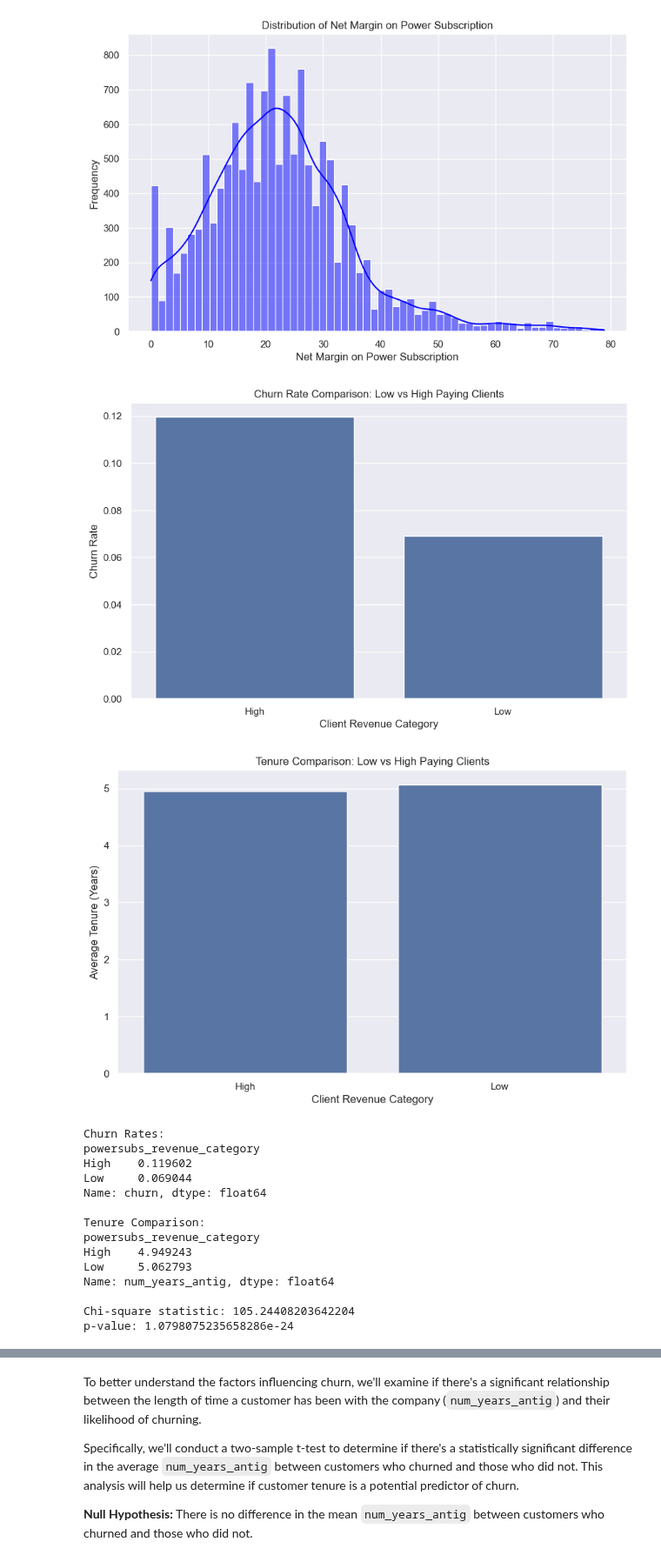
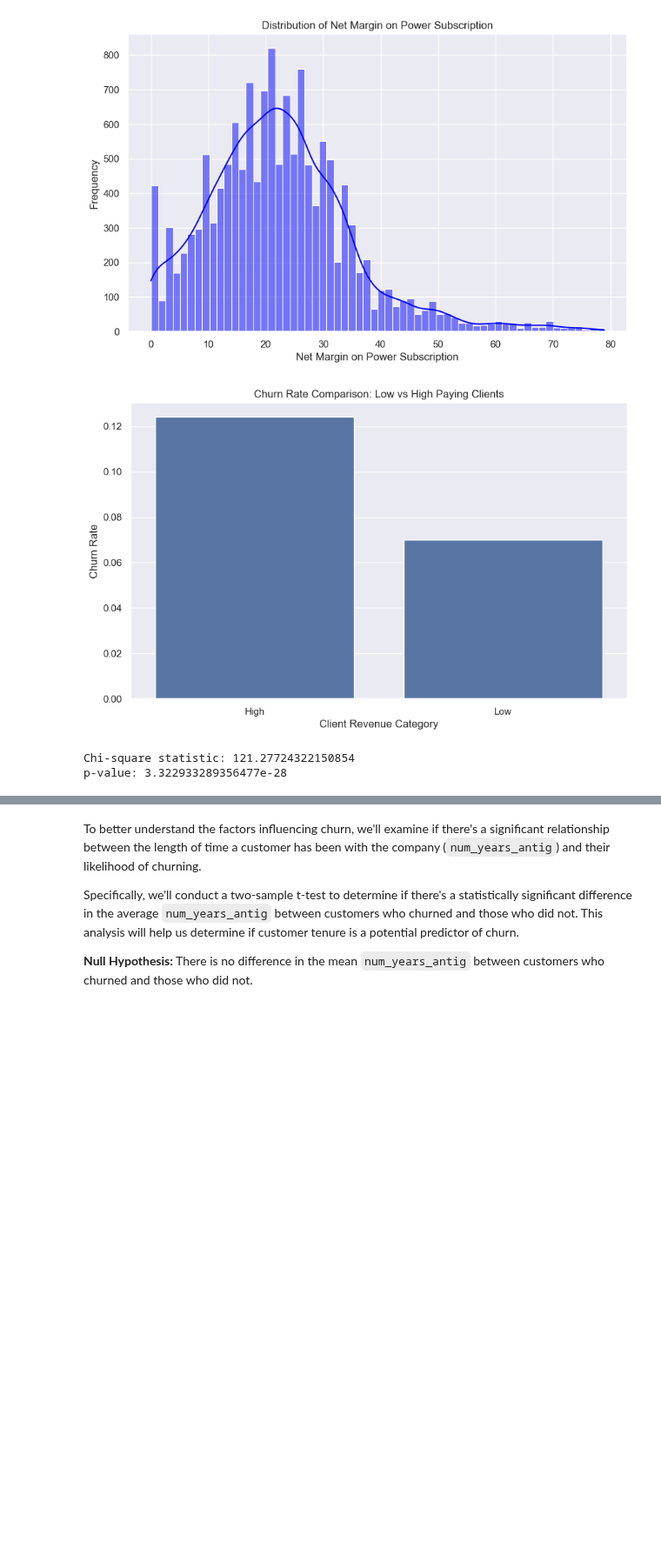
Before and after one commit to ramdhanhdy/DS_Project, a Jupyter notebook: BCG_DataScience_VI/Task2_EDA.ipynb, the cells around one changed output, grey strips where cells are left out. Shown at 87% size. Cells and saved outputs as stored; diff of their text form; code cells hidden in the pictures; blank space fills up the shorter version.

```diff
--- a/BCG_DataScience_VI/Task2_EDA.ipynb
+++ b/BCG_DataScience_VI/Task2_EDA.ipynb
@@ -393,11 +376,11 @@ Removing missing values in origin_up is unlikely to significantly impact the chu
 # %%
 # Decide on handling strategy based on analysis
 # fill missing values with a placeholder
-client_df['channel_sales'] = client_df['channel_sales'].fillna('Unknown')
-client_df['origin_up'] = client_df['origin_up'].fillna('Unknown')
+client_df_processed['channel_sales'] = client_df_processed['channel_sales'].fillna('Unknown')
+client_df_processed['origin_up'] = client_df_processed['origin_up'].fillna('Unknown')
 
 print("\nMissing values after handling:")
-print(client_df[['channel_sales', 'origin_up']].isnull().sum())
+print(client_df_processed[['channel_sales', 'origin_up']].isnull().sum())
 # %% [output]
 Missing values after handling:
 channel_sales    0
@@ -443,8 +426,8 @@ def categorize_low_counts(df, column_name, threshold=11, other_label='OTHER'):
     df[column_name] = df[column_name].where(df[column_name].isin(common_values), other_label)
     return df[column_name]
 # %%
-client_df['channel_sales'] = categorize_low_counts(client_df, 'channel_sales', threshold=11)
-client_df['channel_sales'].value_counts()
+client_df_processed['channel_sales'] = categorize_low_counts(client_df_processed, 'channel_sales', threshold=11)
+client_df_processed['channel_sales'].value_counts()
 # %% [output]
 channel_sales
 Channel_0    6754
@@ -461,5 +444,5 @@ The distribution of 'num_years_antig' is characterized by sparsity, where certai
 
 To address this issue, we will group the values into quantiles. This approach allows us to create a more balanced representation of the data, ensuring that each group contains a sufficient number of observations. By doing so, we can enhance the robustness of our analysis and improve the interpretability of the results.
 # %%
-client_df['num_years_antig_grp'] = pd.qcut(client_df['num_years_antig'], q=4, labels=None)
+client_df_processed['num_years_antig_grp'] = pd.qcut(client_df_processed['num_years_antig'], q=4, labels=None)
 # %%
@@ -637,7 +606,7 @@ treatment_strategy = {
 
 # Treat outliers for each column
 for column, method in treatment_strategy.items():
-    client_df = treat_outliers(client_df, column, method=method)
+    client_df_processed = treat_outliers(client_df_processed, column, method=method)
 
 # For other numeric columns not specified, apply a basic cap
 other_numeric_columns = ['forecast_cons_year', 'forecast_discount_energy', 'forecast_meter_rent_12m',
@@ -645,7 +614,7 @@ other_numeric_columns = ['forecast_cons_year', 'forecast_discount_energy', 'fore
                          'forecast_price_pow_off_peak', 'num_years_antig', 'pow_max']
 
 for column in other_numeric_columns:
-    client_df = treat_outliers(client_df, column, method='cap')
+    client_df_processed = treat_outliers(client_df_processed, column, method='cap')
 
 print("Outlier treatment completed.")
 # %% [output]
@@ -939,61 +939,48 @@ plt.show()
 # %%
 # Calculate median annual revenue
 median_revenue = client_df['margin_net_pow_ele'].median()
 
 # Categorize clients
 client_df['powersubs_revenue_category'] = client_df['margin_net_pow_ele'].apply(lambda x: 'High' if x >= median_revenue else 'Low')
 
 # Calculate churn rates
 churn_rates = client_df.groupby('powersubs_revenue_category')['churn'].mean()
 
-# Calculate tenure for high vs low paying clients
-tenure_comparison = client_df.groupby('powersubs_revenue_category')['num_years_antig'].mean()
+# # Calculate tenure for high vs low paying clients
+# tenure_comparison = client_df.groupby('powersubs_revenue_category')['num_years_antig'].mean()
 
 # Visualize churn rates
 plt.figure(figsize=(10, 6))
 sns.barplot(x=churn_rates.index, y=churn_rates.values)
 plt.title('Churn Rate Comparison: Low vs High Paying Clients')
 plt.xlabel('Client Revenue Category')
 plt.ylabel('Churn Rate')
 plt.show()
 
-# Visualize tenure comparison
-plt.figure(figsize=(10, 6))
-sns.barplot(x=tenure_comparison.index, y=tenure_comparison.values)
-plt.title('Tenure Comparison: Low vs High Paying Clients')
-plt.xlabel('Client Revenue Category')
-plt.ylabel('Average Tenure (Years)')
-plt.show()
+# # Visualize tenure comparison
+# plt.figure(figsize=(10, 6))
+# sns.barplot(x=tenure_comparison.index, y=tenure_comparison.values)
+# plt.title('Tenure Comparison: Low vs High Paying Clients')
+# plt.xlabel('Client Revenue Category')
+# plt.ylabel('Average Tenure (Years)')
+# plt.show()
 
-# Print churn rates and tenure comparison
-print("Churn Rates:")
-print(churn_rates)
-print("\nTenure Comparison:")
-print(tenure_comparison)
+# # Print churn rates and tenure comparison
+# print("Churn Rates:")
+# print(churn_rates)
+# print("\nTenure Comparison:")
+# print(tenure_comparison)
 
 # Perform statistical test (e.g., chi-square test)
 from scipy.stats import chi2_contingency
 
 contingency_table = pd.crosstab(client_df['powersubs_revenue_category'], client_df['churn'])
 chi2, p_value, dof, expected = chi2_contingency(contingency_table)
 
 print(f"\nChi-square statistic: {chi2}")
 print(f"p-value: {p_value}")
 # %% [output]
-[figure, old version]
+[figure, new version]
-[figure, removed]
-Churn Rates:
-powersubs_revenue_category
-High    0.119602
-Low     0.069044
-Name: churn, dtype: float64
-
-Tenure Comparison:
-powersubs_revenue_category
-High    4.949243
-Low     5.062793
-Name: num_years_antig, dtype: float64
-
-Chi-square statistic: 105.24408203642204
-p-value: 1.0798075235658286e-24
+Chi-square statistic: 121.27724322150854
+p-value: 3.322933289356477e-28
 # %% [markdown]
```
Also changed, not shown: parts of 77 cells of this notebook.
